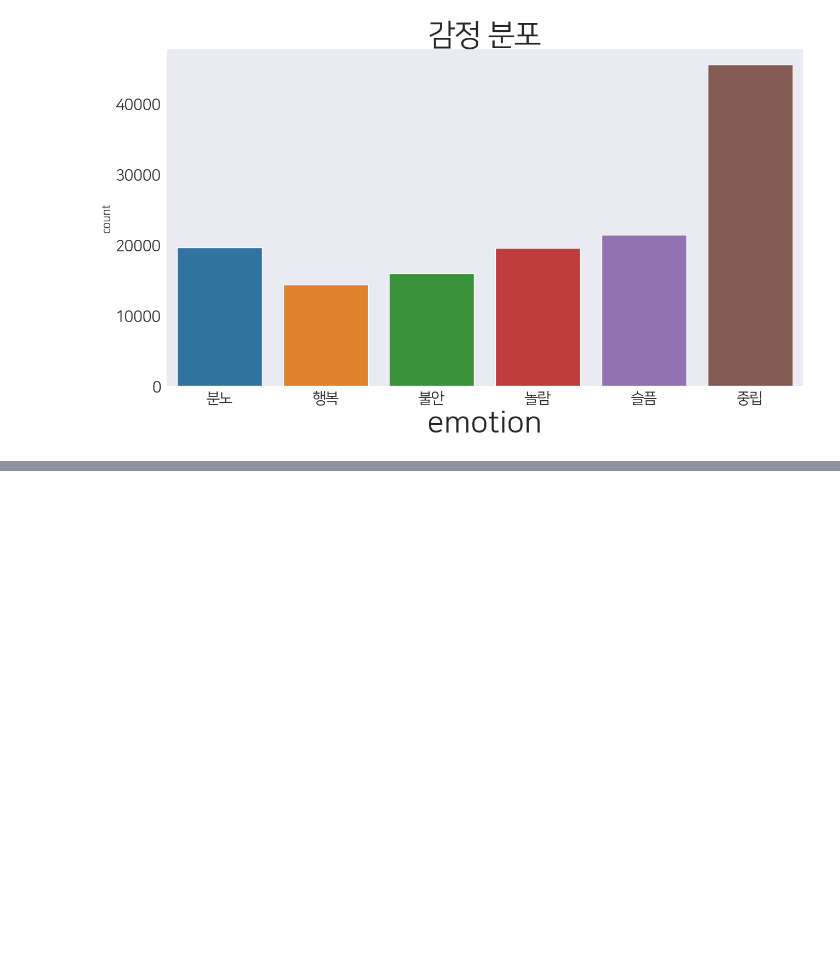
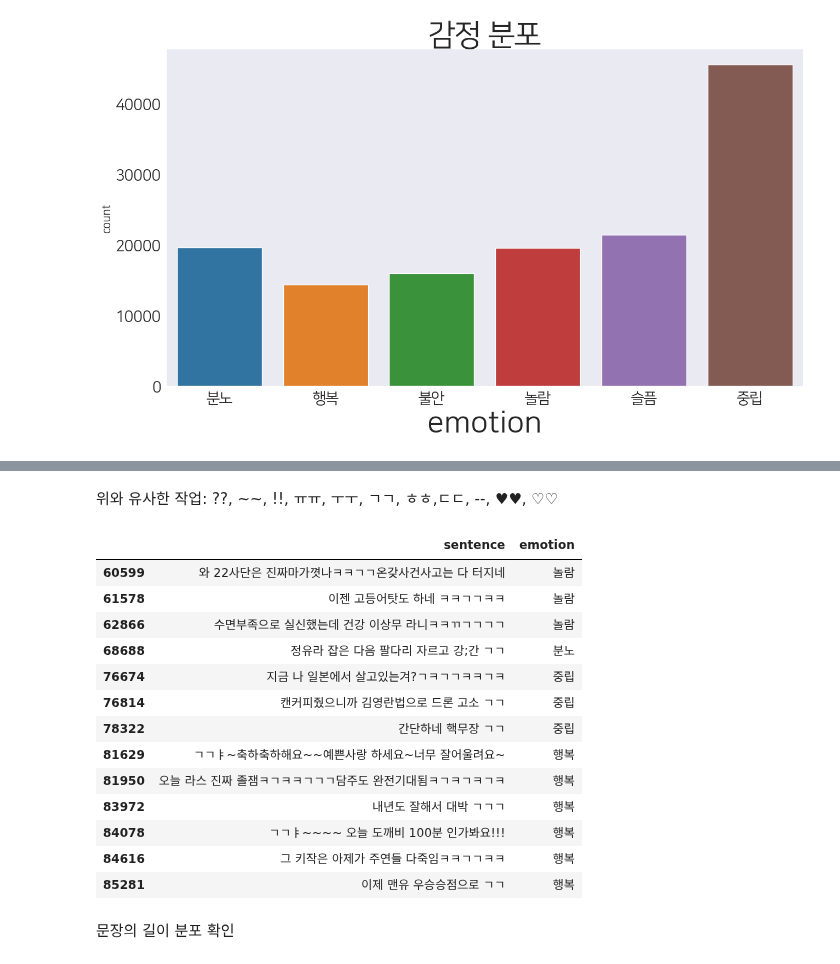
Before and after one commit to Bongwoo2lee/floread, a Jupyter notebook: sentiment-analysis/EDA.ipynb, the cells around one changed output, grey strips where cells are left out. Drawn from its saved outputs; the diff is of its cells as text; code cells hidden in the pictures; blank space fills up the shorter version.

```diff
--- a/sentiment-analysis/EDA.ipynb
+++ b/sentiment-analysis/EDA.ipynb
@@ -736,0 +812,20 @@ trainset.to_csv("data/병합데이터셋-v2.csv")
+# %% [markdown]
+위와 유사한 작업: ??, ~~, !!, ㅠㅠ, ㅜㅜ, ㄱㄱ, ㅎㅎ,ㄷㄷ, --, ♥♥, ♡♡
+# %%
+filter = trainset[trainset['sentence'].str.contains('ㄱㄱ')]
+filter
+# %% [output]
+|  | sentence | emotion |
+| 60599 | 와 22사단은 진짜마가꼇나ㅋㅋㄱㄱ온갖사건사고는 다 터지네 | 놀람 |
+| 61578 | 이젠 고등어탓도 하네 ㅋㅋㄱㄱㅋㅋ | 놀람 |
+| 62866 | 수면부족으로 실신했는데 건강 이상무 라니ㅋㅋㄲㄱㄱㄱㄱ | 놀람 |
+| 68688 | 정유라 잡은 다음 팔다리 자르고 강;간 ㄱㄱ | 분노 |
+| 76674 | 지금 나 일본에서 살고있는겨?ㄱㅋㄱㄱㅋㅋㄱㅋ | 중립 |
+| 76814 | 캔커피줬으니까 김영란법으로 드론 고소 ㄱㄱ | 중립 |
+| 78322 | 간단하네 핵무장 ㄱㄱ | 중립 |
+| 81629 | ㄱㄱㅑ~축하축하해요~~예쁜사랑 하세요~너무 잘어울려요~ | 행복 |
+| 81950 | 오늘 라스 진짜 졸잼ㅋㄱㅋㅋㄱㄱㄱ담주도 완전기대됨ㅋㄱㅋㄱㅋㄱㅋ | 행복 |
+| 83972 | 내년도 잘해서 대박 ㄱㄱㄱ | 행복 |
+| 84078 | ㄱㄱㅑ~~~~ 오늘 도깨비 100분 인가봐요!!! | 행복 |
+| 84616 | 그 키작은 아제가 주연들 다죽임ㅋㅋㄱㄱㅋㅋ | 행복 |
+| 85281 | 이제 맨유 우승승점으로 ㄱㄱ | 행복 |
@@ -736,0 +846,2 @@ trainset.to_csv("data/병합데이터셋-v2.csv")
+# %% [markdown]
+문장의 길이 분포 확인
```
Also changed, not shown: parts of 22 cells of this notebook.
